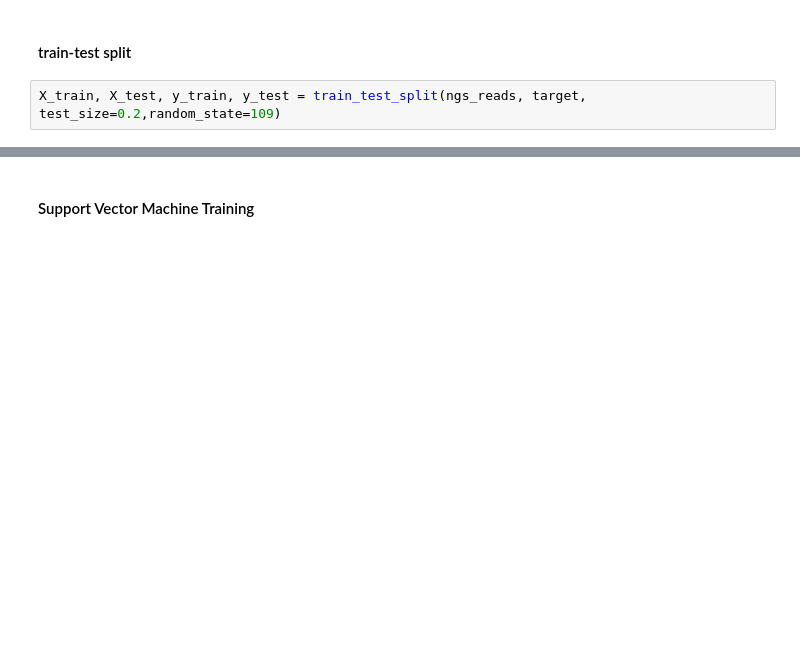
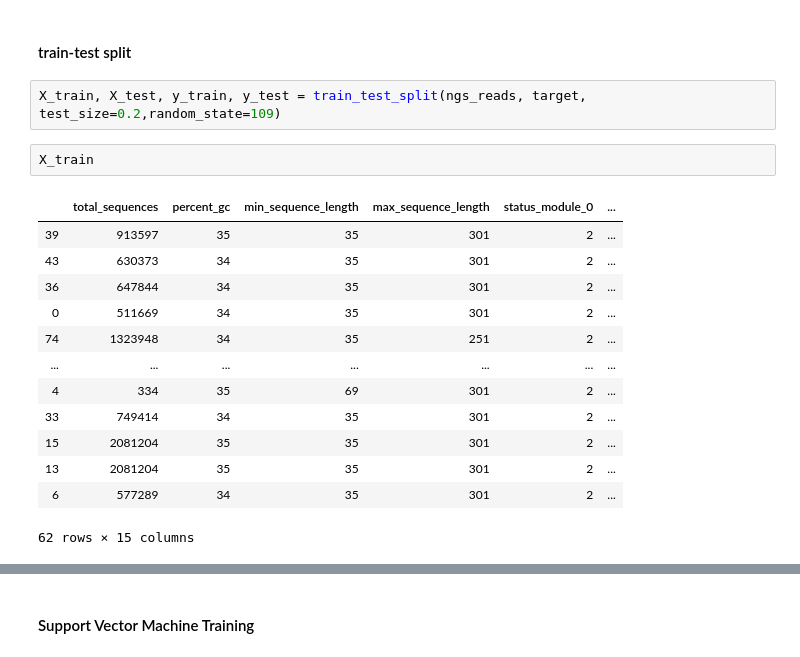
Before and after one commit to AlexHTW/ngs_quality_control, a Jupyter notebook: 05_ngs_quality_machine_learning.ipynb, the cells around one changed output, grey strips where cells are left out. Cells and saved outputs as stored; diff of their text form; blank space fills up the shorter version.

```diff
--- a/05_ngs_quality_machine_learning.ipynb
+++ b/05_ngs_quality_machine_learning.ipynb
@@ -56,3 +58,19 @@ ngs_reads
 #### train-test split
 # %%
 X_train, X_test, y_train, y_test = train_test_split(ngs_reads, target, test_size=0.2,random_state=109)
+# %%
+X_train
+# %% [output]
+|  | total_sequences | percent_gc | min_sequence_length | max_sequence_length | status_module_0 | ... |
+| 39 | 913597 | 35 | 35 | 301 | 2 | ... |
+| 43 | 630373 | 34 | 35 | 301 | 2 | ... |
+| 36 | 647844 | 34 | 35 | 301 | 2 | ... |
+| 0 | 511669 | 34 | 35 | 301 | 2 | ... |
+| 74 | 1323948 | 34 | 35 | 251 | 2 | ... |
+| ... | ... | ... | ... | ... | ... | ... |
+| 4 | 334 | 35 | 69 | 301 | 2 | ... |
+| 33 | 749414 | 34 | 35 | 301 | 2 | ... |
+| 15 | 2081204 | 35 | 35 | 301 | 2 | ... |
+| 13 | 2081204 | 35 | 35 | 301 | 2 | ... |
+| 6 | 577289 | 34 | 35 | 301 | 2 | ... |
+62 rows × 15 columns
```
Also changed, not shown: parts of 8 cells of this notebook.
